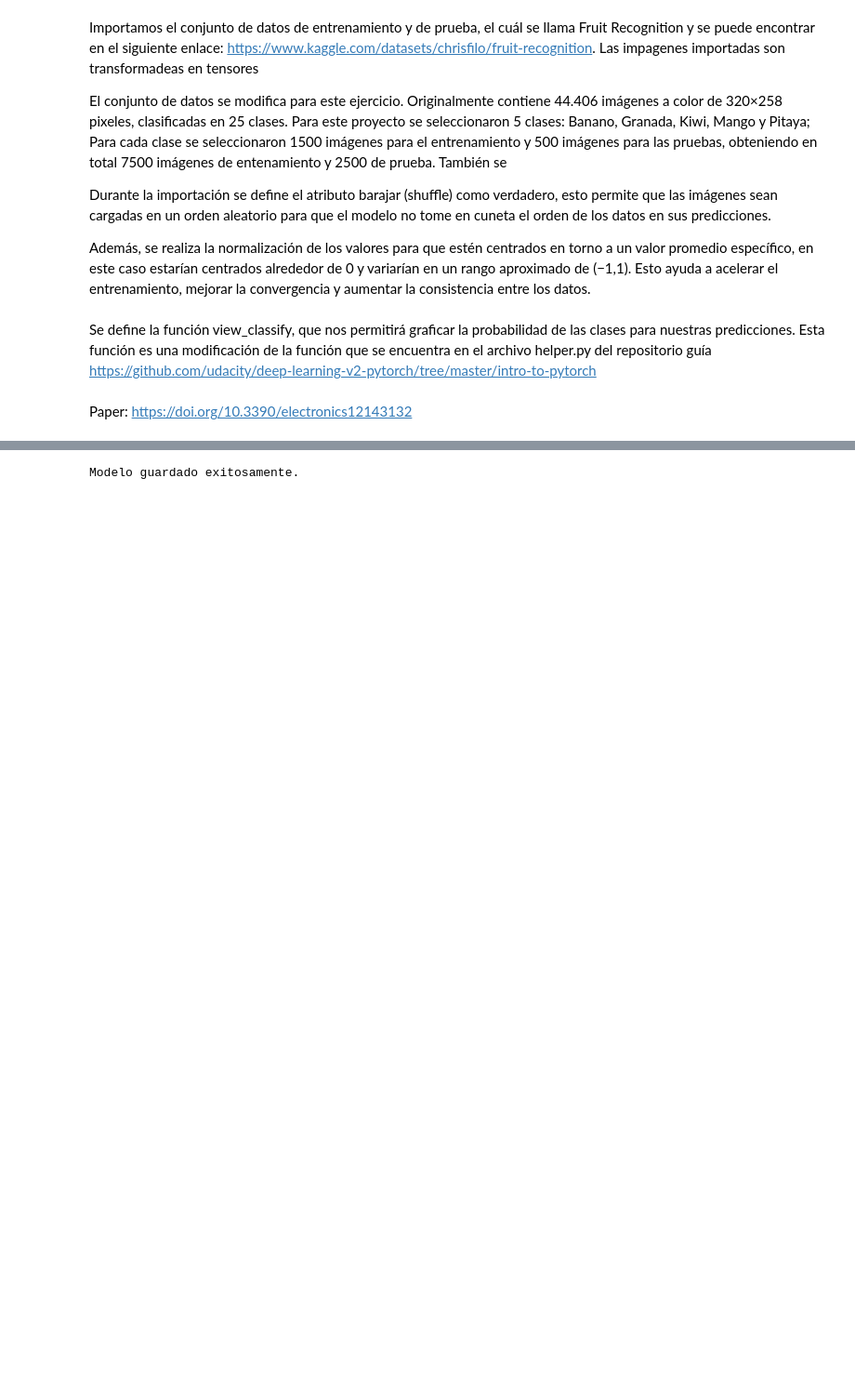
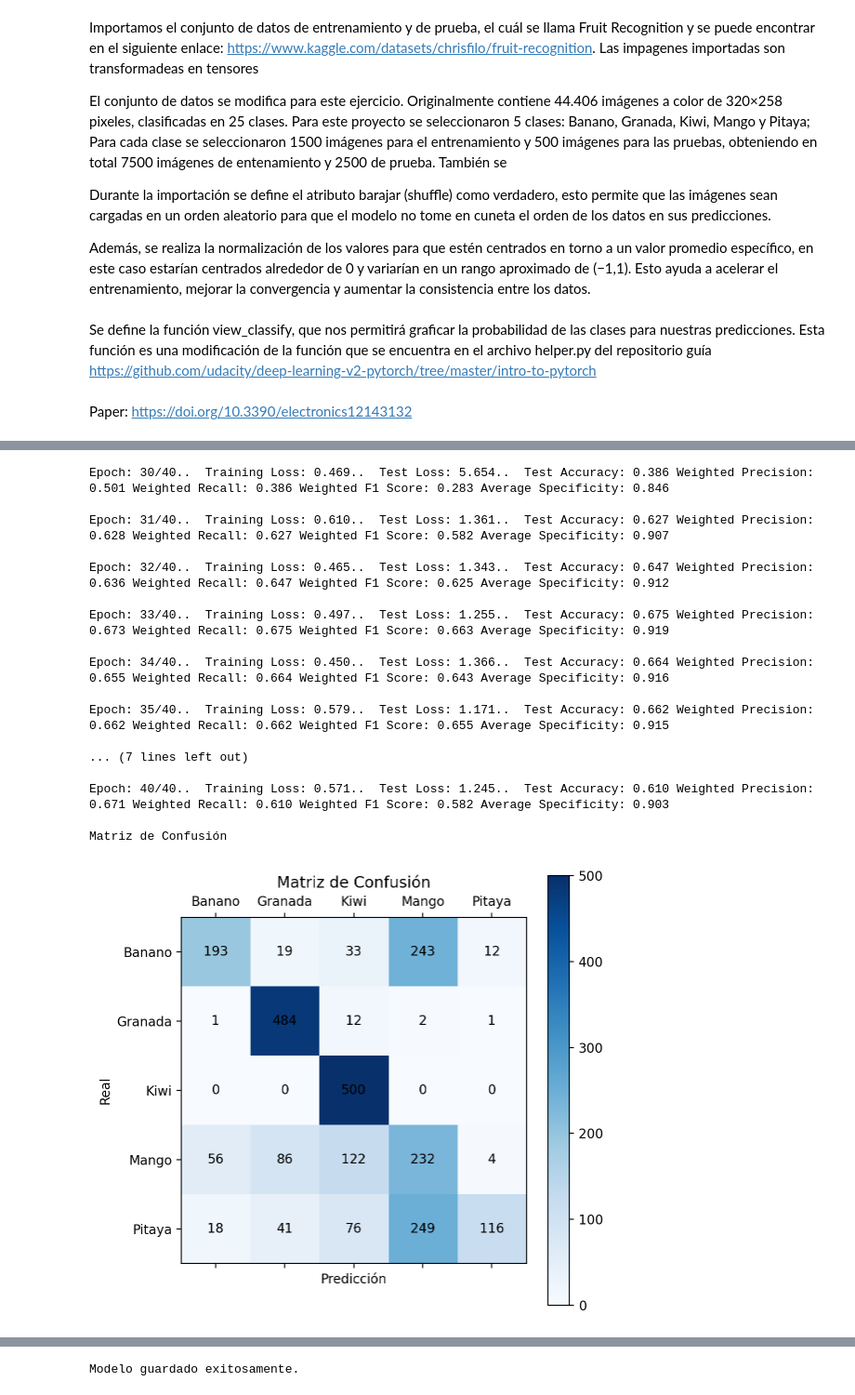
Before and after one commit to AngieJoya99/ProyectoSimulacion, a Jupyter notebook: Entrega FinalV2.ipynb, the cells around one changed output, grey strips where cells are left out. Shown at 93% size. Saved outputs shown, nothing was run; the diff lists cells and outputs as text; code cells hidden in the pictures; blank space fills up the shorter version.

```diff
--- a/Entrega FinalV2.ipynb
+++ b/Entrega FinalV2.ipynb
@@ -120,6 +120,7 @@ image, label = next(iter(trainloader))
 epochs = 40
 steps = 0
 train_losses, test_losses = [], []
+precisions, recalls, f1_scores, accus, avg_specificities = [], [], [], [], []
 
 for e in range(epochs):
     running_loss = 0
@@ -156,24 +157,21 @@ for e in range(epochs):
         # Calculate overall confusion matrix
         cm = confusion_matrix(all_labels, all_preds)
 
-        # Calculate metrics for each class
         num_classes = cm.shape[0]
-        precisions, recalls, f1_scores, accuracies, specificities = [], [], [], []
+        specificities = []
         for i in range(num_classes):
             tp = cm[i, i]
             fn = cm[i, :].sum() - tp
             fp = cm[:, i].sum() - tp
             tn = cm.sum() - (tp + fn + fp)
-
-            precision = tp / (tp + fp) if (tp + fp) > 0 else 0
-            recall = tp / (tp + fn) if (tp + fn) > 0 else 0
-            f1 = 2 * (precision * recall) / (precision + recall) if (precision + recall) > 0 else 0
             specificity = tn / (tn + fp) if (tn + fp) > 0 else 0
 
+            specificities.append(specificity)
+
         # Calculate weighted metrics for the overall model
-        precision_weighted = precision_score(all_labels, all_preds, average='weighted', zero_division=0)
-        recall_weighted = recall_score(all_labels, all_preds, average='weighted', zero_division=0)
-        f1_weighted = f1_score(all_labels, all_preds, average='weighted', zero_division=0)
+        precision_weighted = precision_score(all_labels, all_preds, average='weighted')
+        recall_weighted = recall_score(all_labels, all_preds, average='weighted')
+        f1_weighted = f1_score(all_labels, all_preds, average='weighted')
         accuracy = accuracy_score(all_labels, all_preds)
         avg_specificity = np.mean(specificities)
 
@@ -183,8 +181,8 @@ for e in range(epochs):
         precisions.append(precision_weighted)
         recalls.append(recall_weighted)
         f1_scores.append(f1_weighted)
-        accuracies.append(accuracy)
-        specificities.append(avg_specificity)
+        avg_specificities.append(avg_specificity)
+        accus.append(accuracy)
 
         # Print metrics
         print("\nEpoch: {}/{}.. ".format(e + 1, epochs),
@@ -196,6 +194,7 @@ for e in range(epochs):
               "Weighted F1 Score: {:.3f}".format(f1_weighted),
               "Average Specificity: {:.3f}".format(avg_specificity))
 
+
         # Plot confusion matrix only on the last epoch
         if e == epochs - 1:
             print("\nMatriz de Confusión")
@@ -205,3 +244,21 @@ KeyboardInterrupt:
+Epoch: 30/40..  Training Loss: 0.469..  Test Loss: 5.654..  Test Accuracy: 0.386 Weighted Precision: 0.501 Weighted Recall: 0.386 Weighted F1 Score: 0.283 Average Specificity: 0.846
+
+Epoch: 31/40..  Training Loss: 0.610..  Test Loss: 1.361..  Test Accuracy: 0.627 Weighted Precision: 0.628 Weighted Recall: 0.627 Weighted F1 Score: 0.582 Average Specificity: 0.907
+
+Epoch: 32/40..  Training Loss: 0.465..  Test Loss: 1.343..  Test Accuracy: 0.647 Weighted Precision: 0.636 Weighted Recall: 0.647 Weighted F1 Score: 0.625 Average Specificity: 0.912
+
+Epoch: 33/40..  Training Loss: 0.497..  Test Loss: 1.255..  Test Accuracy: 0.675 Weighted Precision: 0.673 Weighted Recall: 0.675 Weighted F1 Score: 0.663 Average Specificity: 0.919
+
+Epoch: 34/40..  Training Loss: 0.450..  Test Loss: 1.366..  Test Accuracy: 0.664 Weighted Precision: 0.655 Weighted Recall: 0.664 Weighted F1 Score: 0.643 Average Specificity: 0.916
+
+Epoch: 35/40..  Training Loss: 0.579..  Test Loss: 1.171..  Test Accuracy: 0.662 Weighted Precision: 0.662 Weighted Recall: 0.662 Weighted F1 Score: 0.655 Average Specificity: 0.915
+
+... (7 lines left out)
+
+Epoch: 40/40..  Training Loss: 0.571..  Test Loss: 1.245..  Test Accuracy: 0.610 Weighted Precision: 0.671 Weighted Recall: 0.610 Weighted F1 Score: 0.582 Average Specificity: 0.903
+
+Matriz de Confusión
+[figure, added]
 # %%
 plt.plot(train_losses, label='Training loss')
 plt.plot(test_losses, label='Validation loss')
```
Also changed, not shown: parts of 8 cells of this notebook, 1 other file.
